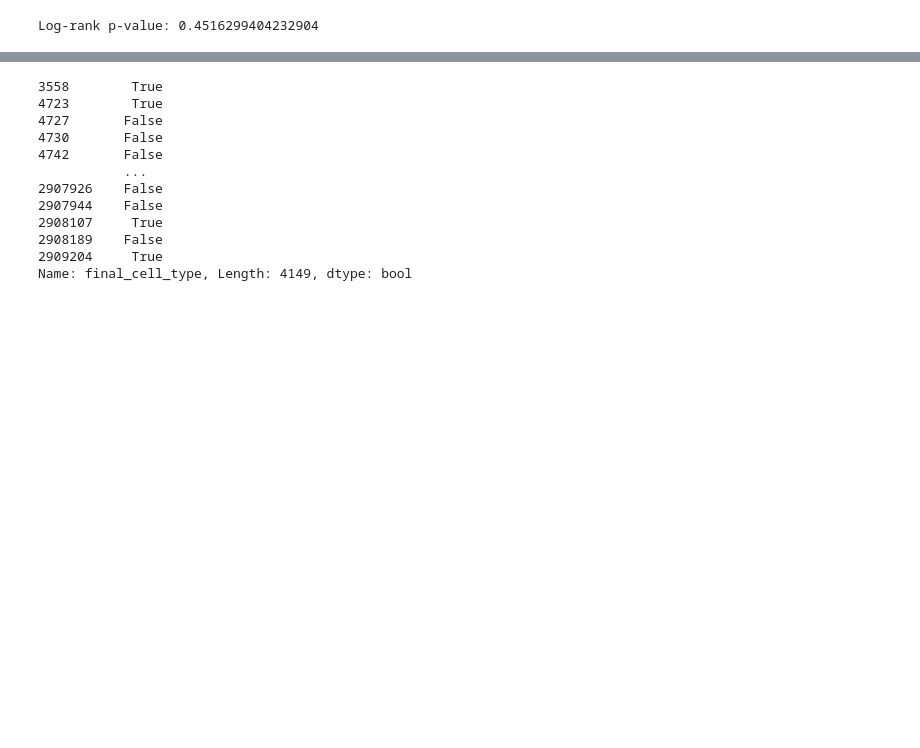
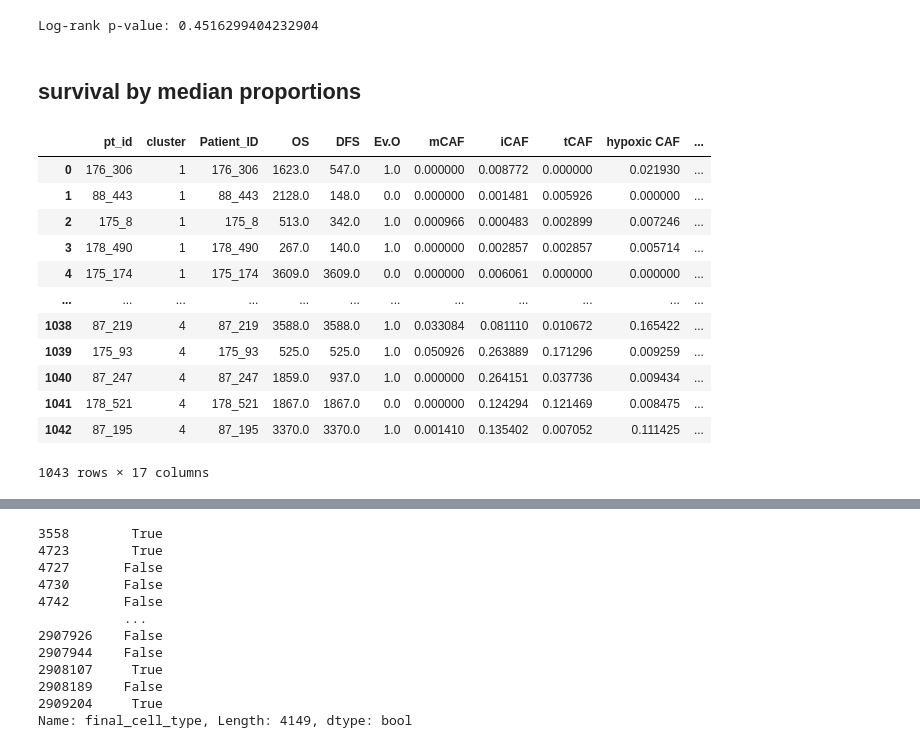
Before and after one commit to QBRC/multiTAP, a Jupyter notebook: notebooks/cell_phenotyping.ipynb, the cells around one changed output, grey strips where cells are left out. Drawn from its saved outputs; the diff is of its cells as text; code cells hidden in the pictures; blank space fills up the shorter version.

```diff
--- a/notebooks/cell_phenotyping.ipynb
+++ b/notebooks/cell_phenotyping.ipynb
@@ -1054,3 +1055,22 @@ results = logrank_test(
 print("Log-rank p-value:", results.p_value)
 # %% [output]
 Log-rank p-value: 0.4516299404232904
+# %% [markdown]
+## survival by median proportions
+# %%
+pt_props_survival = pt_cluster_survival.merge(pt_caf_props_ordered.reset_index(), how='left')
+pt_props_survival
+# %% [output]
+|  | pt_id | cluster | Patient_ID | OS | DFS | Ev.O | mCAF | iCAF | tCAF | hypoxic CAF | ... |
+| 0 | 176_306 | 1 | 176_306 | 1623.0 | 547.0 | 1.0 | 0.000000 | 0.008772 | 0.000000 | 0.021930 | ... |
+| 1 | 88_443 | 1 | 88_443 | 2128.0 | 148.0 | 0.0 | 0.000000 | 0.001481 | 0.005926 | 0.000000 | ... |
+| 2 | 175_8 | 1 | 175_8 | 513.0 | 342.0 | 1.0 | 0.000966 | 0.000483 | 0.002899 | 0.007246 | ... |
+| 3 | 178_490 | 1 | 178_490 | 267.0 | 140.0 | 1.0 | 0.000000 | 0.002857 | 0.002857 | 0.005714 | ... |
+| 4 | 175_174 | 1 | 175_174 | 3609.0 | 3609.0 | 0.0 | 0.000000 | 0.006061 | 0.000000 | 0.000000 | ... |
+| ... | ... | ... | ... | ... | ... | ... | ... | ... | ... | ... | ... |
+| 1038 | 87_219 | 4 | 87_219 | 3588.0 | 3588.0 | 1.0 | 0.033084 | 0.081110 | 0.010672 | 0.165422 | ... |
+| 1039 | 175_93 | 4 | 175_93 | 525.0 | 525.0 | 1.0 | 0.050926 | 0.263889 | 0.171296 | 0.009259 | ... |
+| 1040 | 87_247 | 4 | 87_247 | 1859.0 | 937.0 | 1.0 | 0.000000 | 0.264151 | 0.037736 | 0.009434 | ... |
+| 1041 | 178_521 | 4 | 178_521 | 1867.0 | 1867.0 | 0.0 | 0.000000 | 0.124294 | 0.121469 | 0.008475 | ... |
+| 1042 | 87_195 | 4 | 87_195 | 3370.0 | 3370.0 | 1.0 | 0.001410 | 0.135402 | 0.007052 | 0.111425 | ... |
+1043 rows × 17 columns
```
Also changed, not shown: parts of 4 cells of this notebook.
